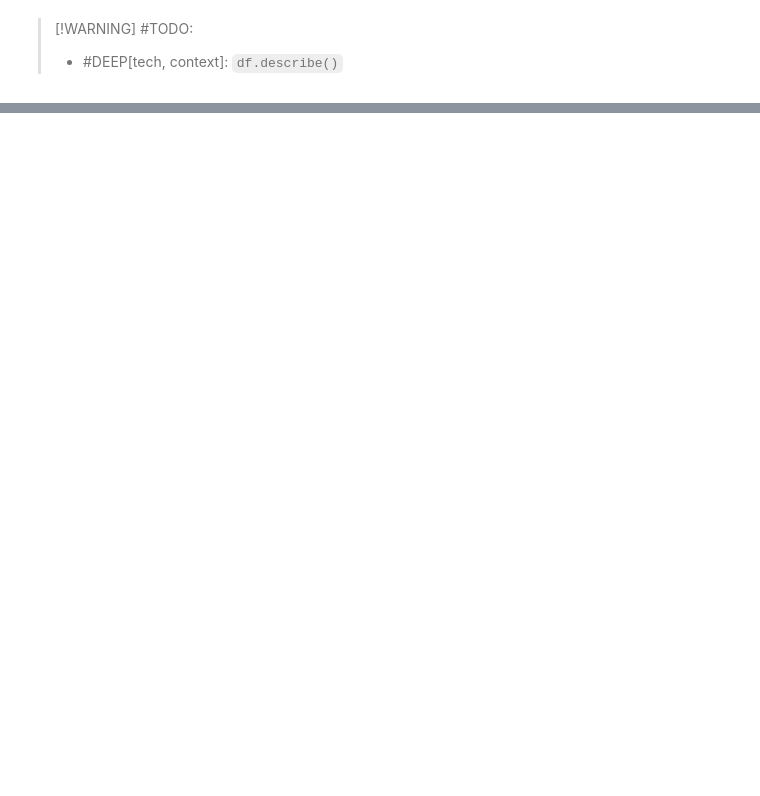
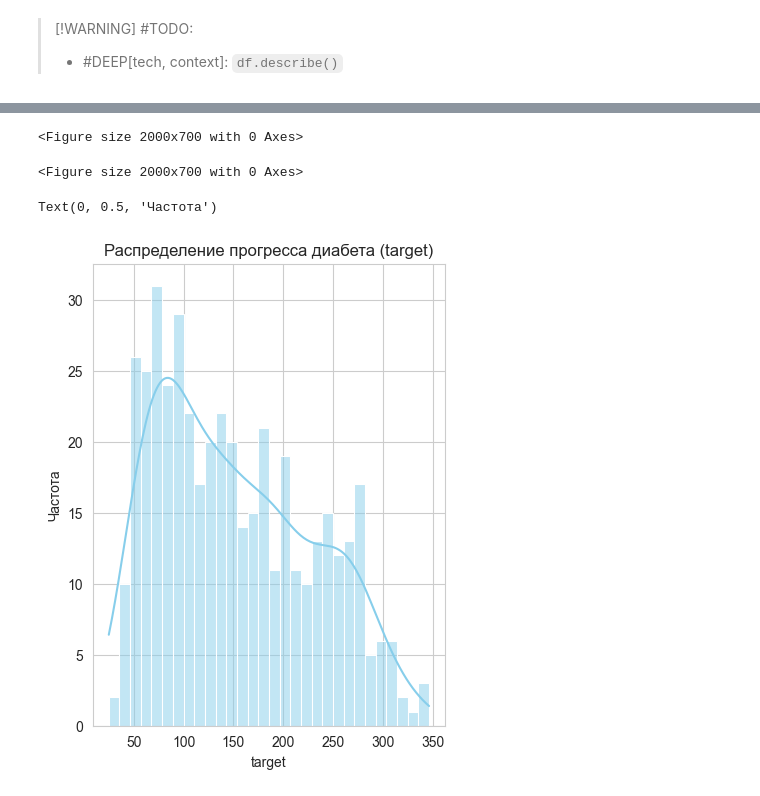
Before and after one commit to manifoldmind/Polynomial-KMeans--Diabetes-Analysis, a Jupyter notebook: __sandbox.ipynb, the cells around one changed output, grey strips where cells are left out. Cells and saved outputs as stored; diff of their text form; code cells hidden in the pictures; blank space fills up the shorter version.

```diff
--- a/__sandbox.ipynb
+++ b/__sandbox.ipynb
@@ -85,0 +132,30 @@ print(df.isnull().sum())
+# %%
+import matplotlib.pyplot as plt
+import seaborn as sns
+
+# #NOTE: Используем большое полотно, чтобы разместить два графика бок о бок
+# #PLAN: Слева – гистограмма с KDE, справа – боксплот для выявления выбросов
+plt.figure(figsize=(20,7))
+
+# #DEEP[tech -> context]:CUTTING
+# Отсекаю техническую загрузку и предобработку.
+# Сейчас target для меня — не столбец df, а количественная оценка прогресса
+# диабета через год после baseline. Интересует клиническая интерпретация:
+# – Есть ли подгруппы с быстрым/медленным прогрессом?
+# – Сильная ли скошенность говорит о гетерогенности выборки?
+# – Понадобится ли логарифмирование для линейных моделей?
+# %% [output]
+<Figure size 2000x700 with 0 Axes>
+<Figure size 2000x700 with 0 Axes>
+# %%
+# --- 1. Гистограмма + KDE ---
+plt.subplot(1,2,1)
+# #GROK: KDE помогает визуально оценить близость распределения к нормальному
+# #BACKLOG: Если хвост окажется тяжёлым, применим PowerTransformer
+sns.histplot(df['target'], bins=30, kde=True, color='skyblue')
+plt.title('Распределение прогресса диабета (target)')
+plt.xlabel('target')
+plt.ylabel('Частота')
+# %% [output]
+Text(0, 0.5, 'Частота')
+[figure, added]
```
Also changed, not shown: parts of 9 cells of this notebook, 3 other files.
